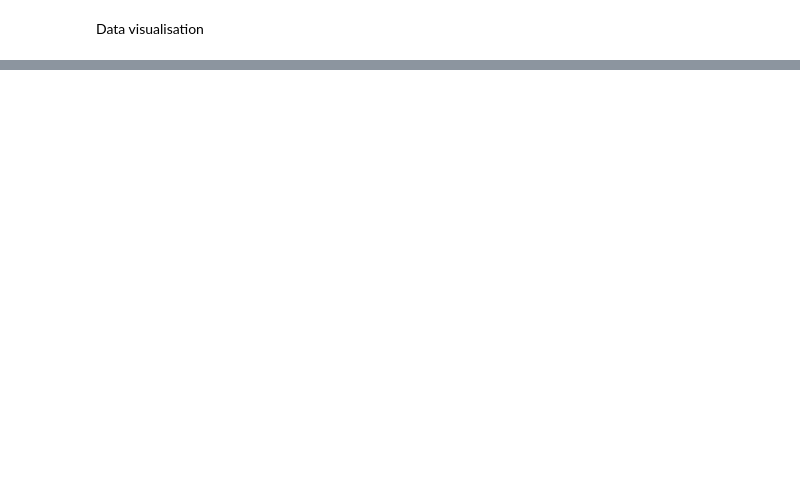
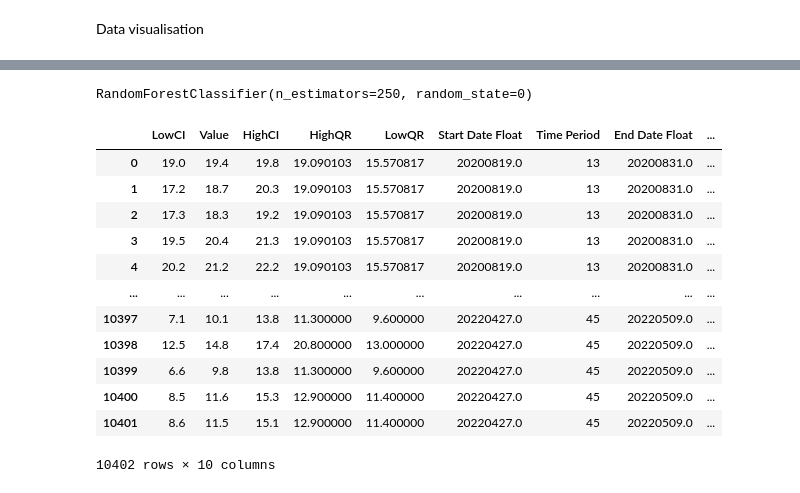
Before and after one commit to notaryanramani/mental-health-analysis, a Jupyter notebook: tabular/mentalHealth.ipynb, the cells around one changed output, grey strips where cells are left out. Saved outputs shown, nothing was run; the diff lists cells and outputs as text; code cells hidden in the pictures; blank space fills up the shorter version.

```diff
--- a/tabular/mentalHealth.ipynb
+++ b/tabular/mentalHealth.ipynb
@@ -216,0 +378,2 @@ HealthDataCleaned['Indicator'] = le.fit_transform(HealthDataCleaned['Indicator']
+# %%
+HealthTransformed.drop(columns=['index'], inplace=True)
@@ -216,0 +413,31 @@ HealthDataCleaned['Indicator'] = le.fit_transform(HealthDataCleaned['Indicator']
+# %%
+X = HealthTransformed.drop('Indicator', axis=1)
+# so for training your X is everything minus your last column as it is your label/output
+y = HealthTransformed['Indicator']
+# this is the label/output
+# %%
+forest = RandomForestClassifier(n_estimators=250, random_state=0)
+forest.fit(X, y)
+# %% [output]
+RandomForestClassifier(n_estimators=250, random_state=0)
+# %%
+feature_importances = forest.feature_importances_
+important_features = np.argsort(feature_importances)[::-1]
+# %%
+top_features = important_features[:10]
+selected_features = X.iloc[:, top_features]
+selected_features
+# %% [output]
+|  | LowCI | Value | HighCI | HighQR | LowQR | Start Date Float | Time Period | End Date Float | ... |
+| 0 | 19.0 | 19.4 | 19.8 | 19.090103 | 15.570817 | 20200819.0 | 13 | 20200831.0 | ... |
+| 1 | 17.2 | 18.7 | 20.3 | 19.090103 | 15.570817 | 20200819.0 | 13 | 20200831.0 | ... |
+| 2 | 17.3 | 18.3 | 19.2 | 19.090103 | 15.570817 | 20200819.0 | 13 | 20200831.0 | ... |
+| 3 | 19.5 | 20.4 | 21.3 | 19.090103 | 15.570817 | 20200819.0 | 13 | 20200831.0 | ... |
+| 4 | 20.2 | 21.2 | 22.2 | 19.090103 | 15.570817 | 20200819.0 | 13 | 20200831.0 | ... |
+| ... | ... | ... | ... | ... | ... | ... | ... | ... | ... |
+| 10397 | 7.1 | 10.1 | 13.8 | 11.300000 | 9.600000 | 20220427.0 | 45 | 20220509.0 | ... |
+| 10398 | 12.5 | 14.8 | 17.4 | 20.800000 | 13.000000 | 20220427.0 | 45 | 20220509.0 | ... |
+| 10399 | 6.6 | 9.8 | 13.8 | 11.300000 | 9.600000 | 20220427.0 | 45 | 20220509.0 | ... |
+| 10400 | 8.5 | 11.6 | 15.3 | 12.900000 | 11.400000 | 20220427.0 | 45 | 20220509.0 | ... |
+| 10401 | 8.6 | 11.5 | 15.1 | 12.900000 | 11.400000 | 20220427.0 | 45 | 20220509.0 | ... |
+10402 rows × 10 columns
```
Also changed, not shown: parts of 33 cells of this notebook.
